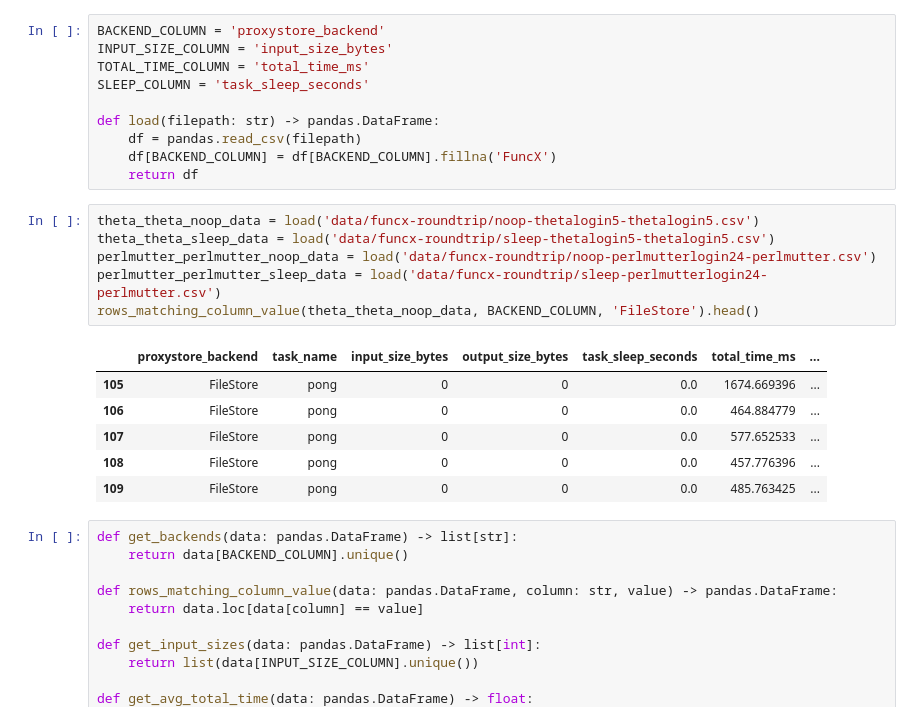
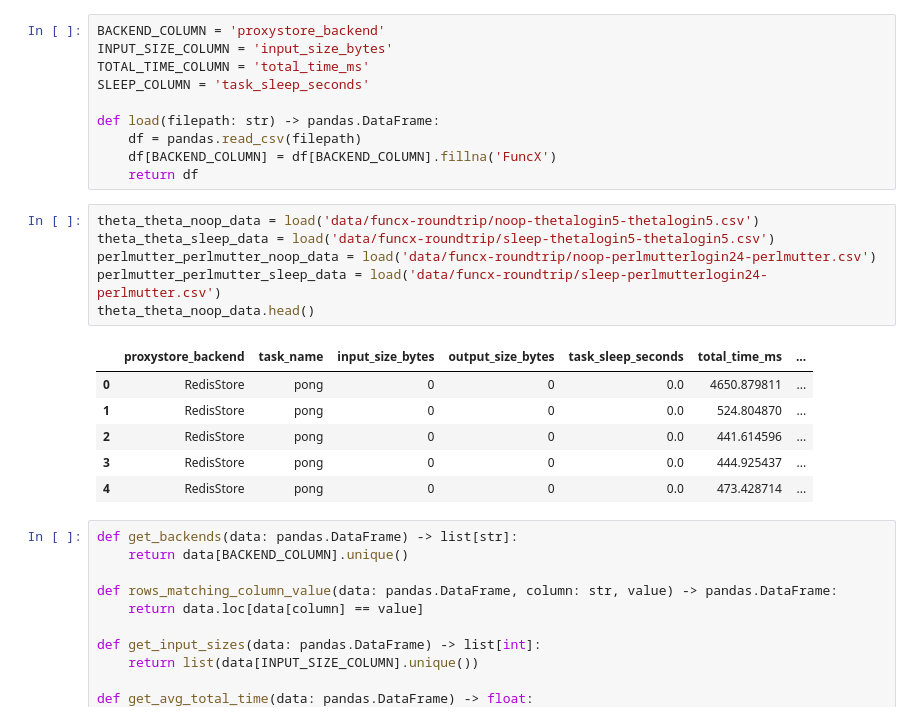
Before and after one commit to proxystore/sc23-evaluation, a Jupyter notebook: 0-funcx-roundtrip-execution-time.ipynb, the cells around one changed output. Saved outputs shown, nothing was run; the diff lists cells and outputs as text.

```diff
--- a/0-funcx-roundtrip-execution-time.ipynb
+++ b/0-funcx-roundtrip-execution-time.ipynb
@@ -80,16 +88,16 @@ def load(filepath: str) -> pandas.DataFrame:
 # %%
 theta_theta_noop_data = load('data/funcx-roundtrip/noop-thetalogin5-thetalogin5.csv')
 theta_theta_sleep_data = load('data/funcx-roundtrip/sleep-thetalogin5-thetalogin5.csv')
 perlmutter_perlmutter_noop_data = load('data/funcx-roundtrip/noop-perlmutterlogin24-perlmutter.csv')
 perlmutter_perlmutter_sleep_data = load('data/funcx-roundtrip/sleep-perlmutterlogin24-perlmutter.csv')
-rows_matching_column_value(theta_theta_noop_data, BACKEND_COLUMN, 'FileStore').head()
+theta_theta_noop_data.head()
 # %% [output]
 |  | proxystore_backend | task_name | input_size_bytes | output_size_bytes | task_sleep_seconds | total_time_ms | ... |
-| 105 | FileStore | pong | 0 | 0 | 0.0 | 1674.669396 | ... |
-| 106 | FileStore | pong | 0 | 0 | 0.0 | 464.884779 | ... |
-| 107 | FileStore | pong | 0 | 0 | 0.0 | 577.652533 | ... |
-| 108 | FileStore | pong | 0 | 0 | 0.0 | 457.776396 | ... |
-| 109 | FileStore | pong | 0 | 0 | 0.0 | 485.763425 | ... |
+| 0 | RedisStore | pong | 0 | 0 | 0.0 | 4650.879811 | ... |
+| 1 | RedisStore | pong | 0 | 0 | 0.0 | 524.804870 | ... |
+| 2 | RedisStore | pong | 0 | 0 | 0.0 | 441.614596 | ... |
+| 3 | RedisStore | pong | 0 | 0 | 0.0 | 444.925437 | ... |
+| 4 | RedisStore | pong | 0 | 0 | 0.0 | 473.428714 | ... |
 # %%
 def get_backends(data: pandas.DataFrame) -> list[str]:
     return data[BACKEND_COLUMN].unique()
```
Also changed, not shown: parts of 2 cells of this notebook, 6 other files.
